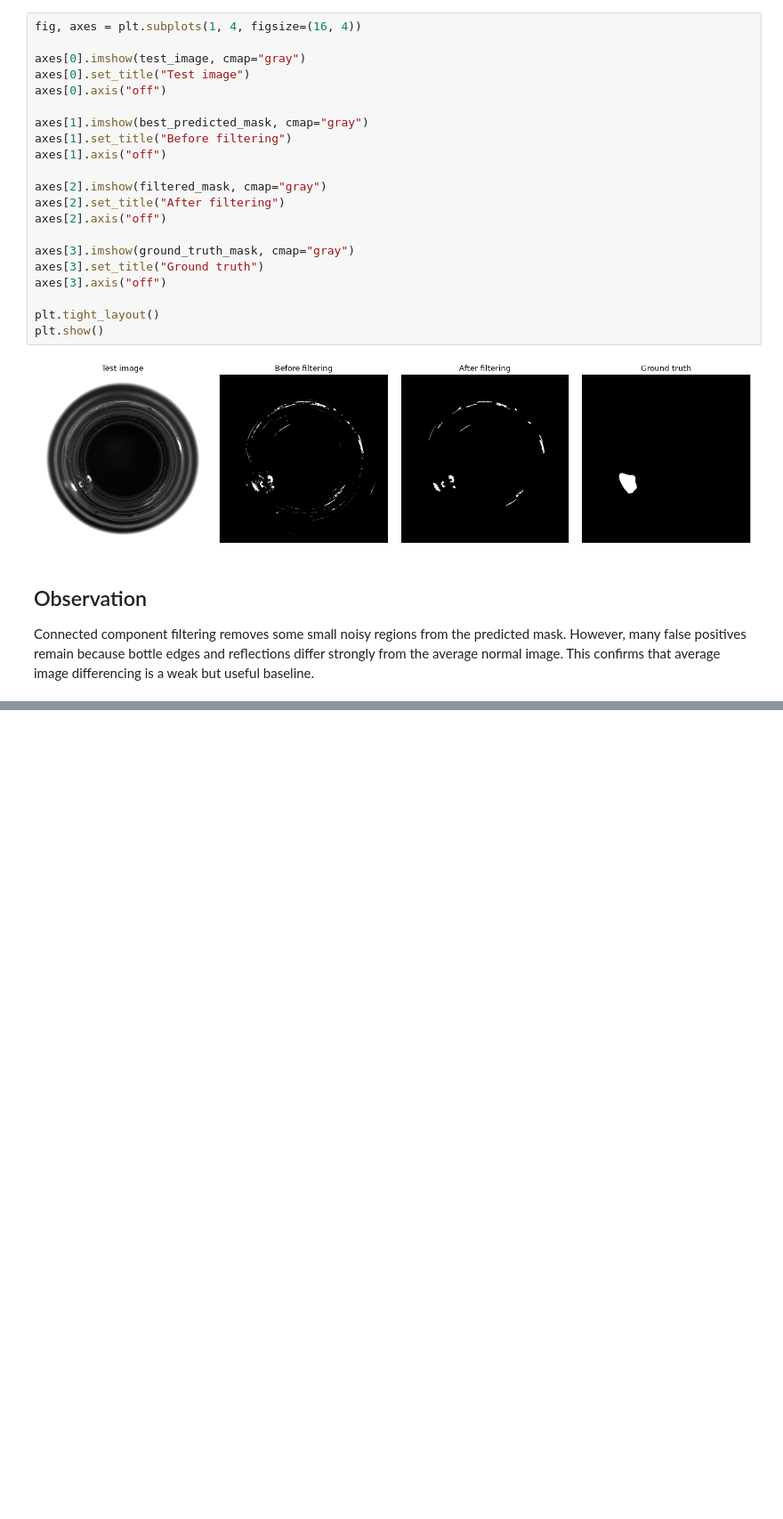
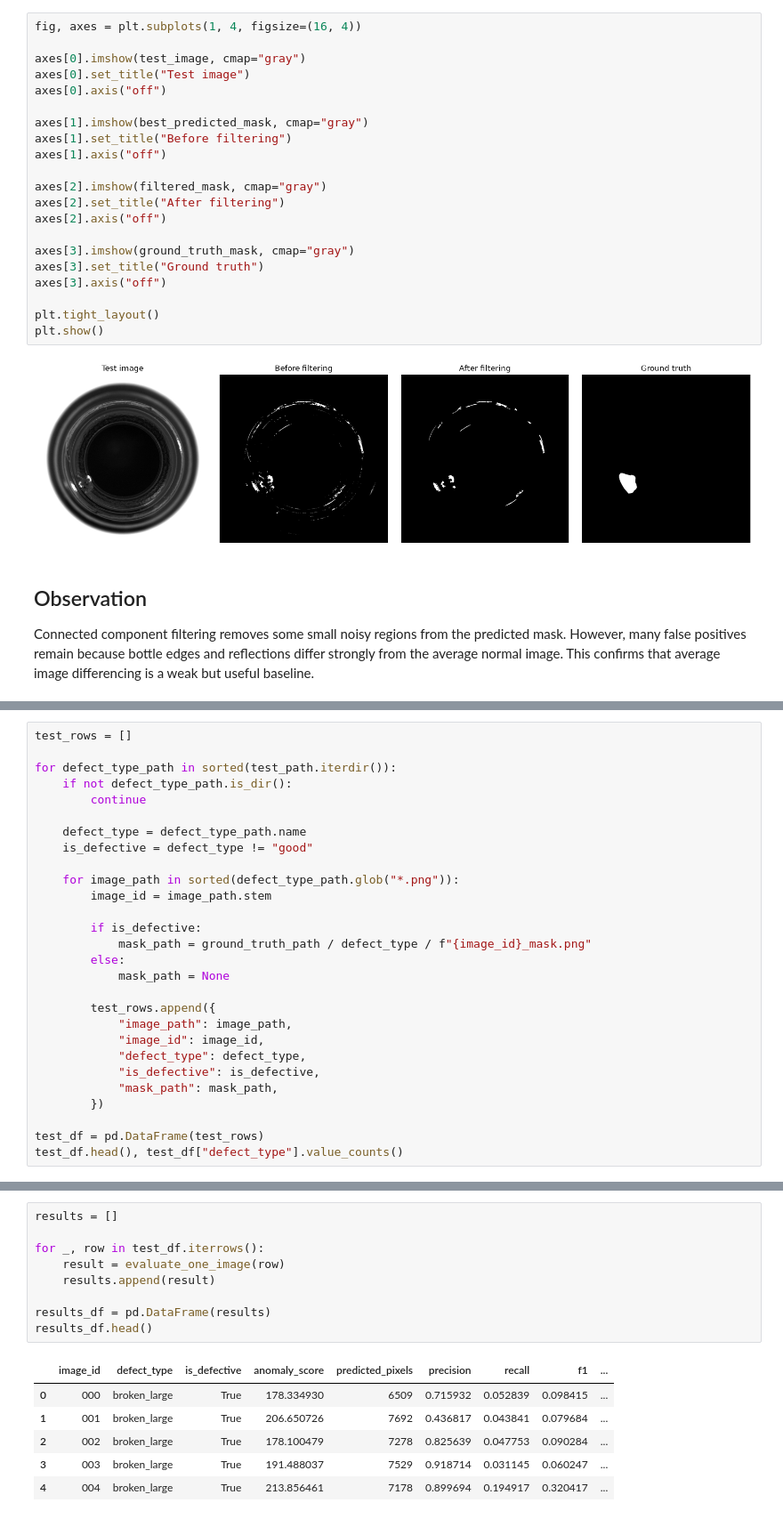
Before and after one commit to shashwatsharv7/visionguard, a Jupyter notebook: notebooks/03_classical_baseline.ipynb, the cells around one changed output, grey strips where cells are left out. Shown at 89% size. Cells and saved outputs as stored; diff of their text form; blank space fills up the shorter version.

```diff
--- a/notebooks/03_classical_baseline.ipynb
+++ b/notebooks/03_classical_baseline.ipynb
@@ -287,0 +290,28 @@ However, many false positives remain because bottle edges and reflections differ
+# %%
+test_rows = []
+
+for defect_type_path in sorted(test_path.iterdir()):
+    if not defect_type_path.is_dir():
+        continue
+
+    defect_type = defect_type_path.name
+    is_defective = defect_type != "good"
+
+    for image_path in sorted(defect_type_path.glob("*.png")):
+        image_id = image_path.stem
+
+        if is_defective:
+            mask_path = ground_truth_path / defect_type / f"{image_id}_mask.png"
+        else:
+            mask_path = None
+
+        test_rows.append({
+            "image_path": image_path,
+            "image_id": image_id,
+            "defect_type": defect_type,
+            "is_defective": is_defective,
+            "mask_path": mask_path,
+        })
+
+test_df = pd.DataFrame(test_rows)
+test_df.head(), test_df["defect_type"].value_counts()
@@ -287,0 +383,16 @@ However, many false positives remain because bottle edges and reflections differ
+# %%
+results = []
+
+for _, row in test_df.iterrows():
+    result = evaluate_one_image(row)
+    results.append(result)
+
+results_df = pd.DataFrame(results)
+results_df.head()
+# %% [output]
+|  | image_id | defect_type | is_defective | anomaly_score | predicted_pixels | precision | recall | f1 | ... |
+| 0 | 000 | broken_large | True | 178.334930 | 6509 | 0.715932 | 0.052839 | 0.098415 | ... |
+| 1 | 001 | broken_large | True | 206.650726 | 7692 | 0.436817 | 0.043841 | 0.079684 | ... |
+| 2 | 002 | broken_large | True | 178.100479 | 7278 | 0.825639 | 0.047753 | 0.090284 | ... |
+| 3 | 003 | broken_large | True | 191.488037 | 7529 | 0.918714 | 0.031145 | 0.060247 | ... |
+| 4 | 004 | broken_large | True | 213.856461 | 7178 | 0.899694 | 0.194917 | 0.320417 | ... |
```
Also changed, not shown: parts of 8 cells of this notebook.
